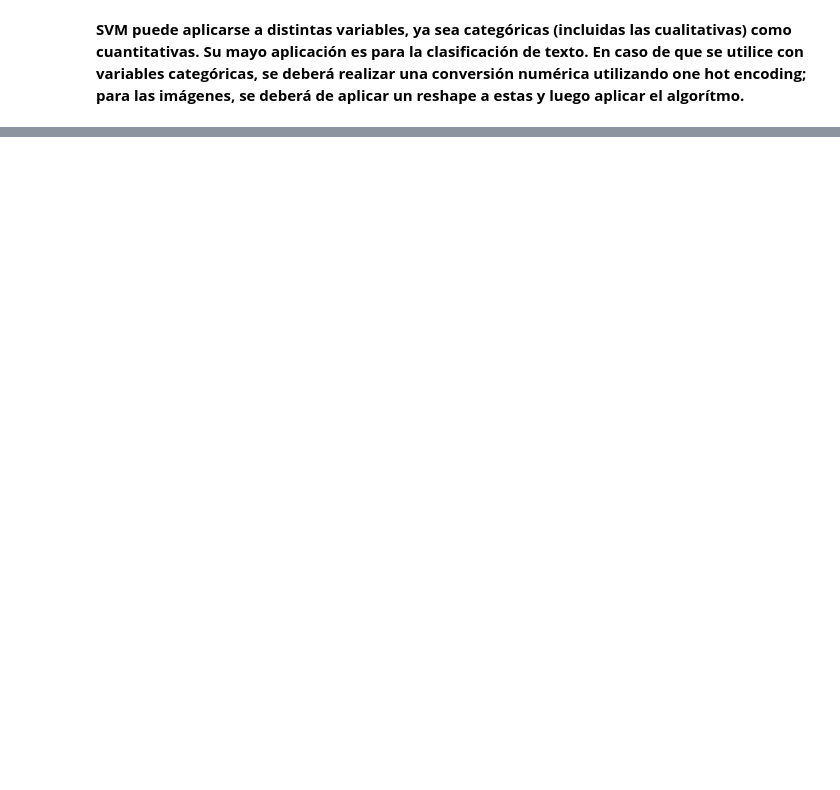
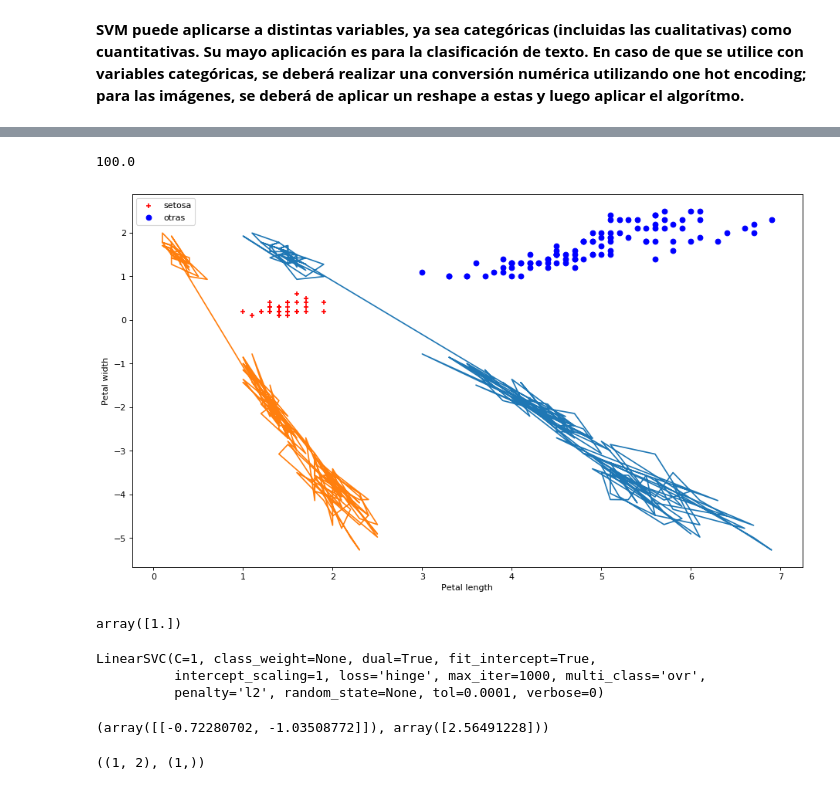
Before and after one commit to victorusacgt/Ensayo_SVM, a Jupyter notebook: Ensayo_SVM_SL1-19005180.ipynb, the cells around one changed output, grey strips where cells are left out. Saved outputs shown, nothing was run; the diff lists cells and outputs as text; code cells hidden in the pictures; blank space fills up the shorter version.

```diff
--- a/Ensayo_SVM_SL1-19005180.ipynb
+++ b/Ensayo_SVM_SL1-19005180.ipynb
@@ -139,0 +173,6 @@ skplt.estimators.plot_learning_curve(estimator, x_train, y_train, title = "SVM",
+# %%
+svm_clf = Pipeline((
+    ("scaler", StandardScaler()),
+    ("linear_svc", LinearSVC(C=1, loss="hinge")),
+))
+svm_clf
@@ -139,0 +190,2 @@ skplt.estimators.plot_learning_curve(estimator, x_train, y_train, title = "SVM",
+# %%
+svm_clf.fit(X, y)
@@ -139,0 +215,38 @@ skplt.estimators.plot_learning_curve(estimator, x_train, y_train, title = "SVM",
+# %%
+# Computar la tasa de accuracy
+np.mean(np.equal(svm_clf.predict(X), y))*100
+# %% [output]
+100.0
+# %%
+# Graficando la curva de decisión
+fig = plt.figure(figsize=(14, 8), dpi= 80, facecolor='w', edgecolor='k')
+plt.scatter(X[y == 1, 0], X[y == 1, 1], c = 'r', marker = '+', label="setosa")
+plt.scatter(X[y == 0, 0], X[y == 0, 1], c = 'b', marker = 'o', label="otras")
+plt.xlabel("Petal length")
+plt.ylabel("Petal width")
+plt.legend()
+Ybound = svm_clf.decision_function(X)
+plt.plot(X, Ybound);
+# %% [output]
+[figure, added]
+# %%
+# Generando la clasificación de un elemento de X
+svm_clf.predict([X[0]])
+# %% [output]
+array([1.])
+# %%
+svmt = LinearSVC(C=1, loss="hinge")
+svmt.fit(X, y)
+# %% [output]
+LinearSVC(C=1, class_weight=None, dual=True, fit_intercept=True,
+          intercept_scaling=1, loss='hinge', max_iter=1000, multi_class='ovr',
+          penalty='l2', random_state=None, tol=0.0001, verbose=0)
+# %%
+# Revisando los coeficientes
+svmt.coef_, svmt.intercept_
+# %% [output]
+(array([[-0.72280702, -1.03508772]]), array([2.56491228]))
+# %%
+svmt.coef_.shape, svmt.intercept_.shape
+# %% [output]
+((1, 2), (1,))
```
Also changed, not shown: parts of 76 cells of this notebook, 15 other files.
